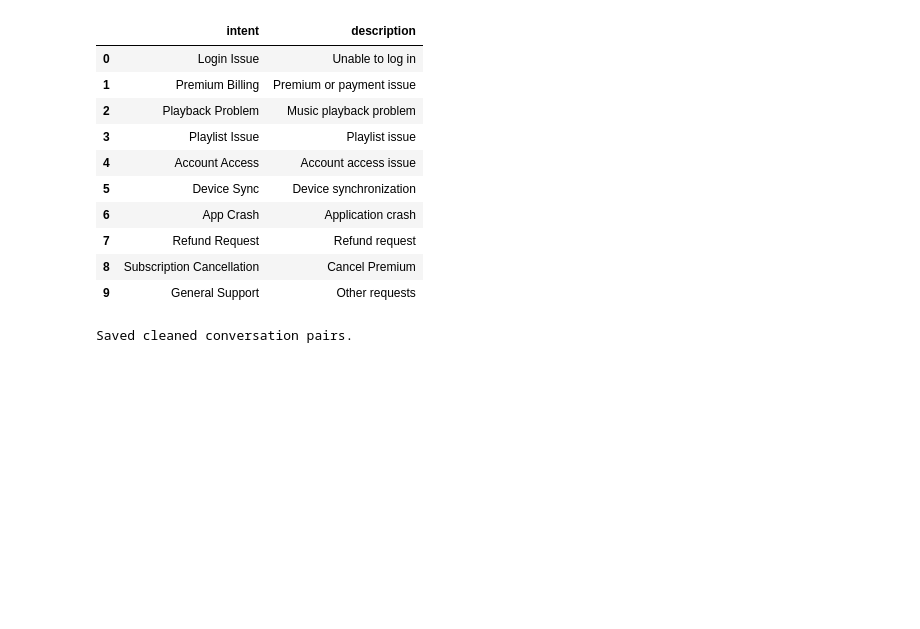
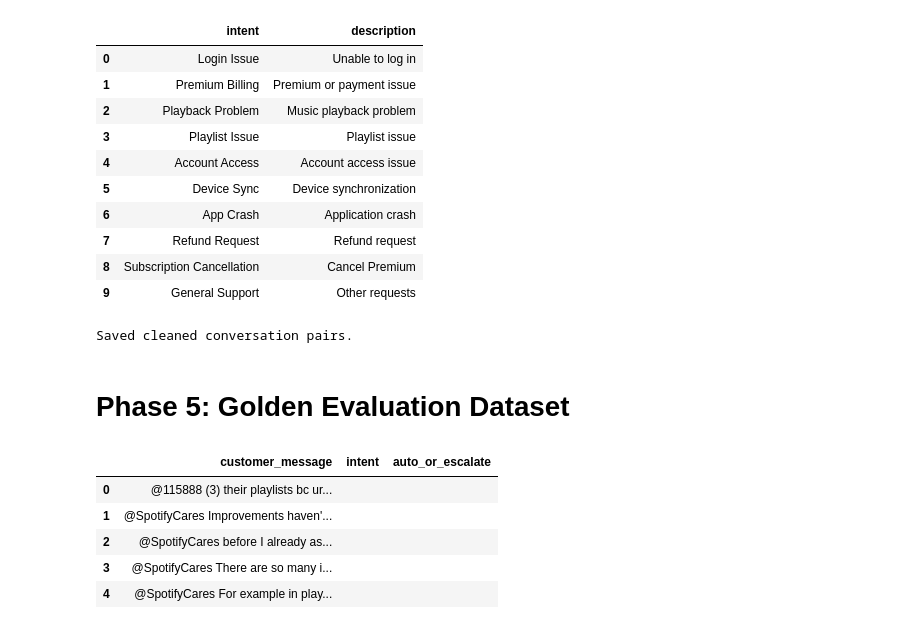
Before and after one commit to Rukshana-S/hiver-spotify-ai-support-agent, a Jupyter notebook: 01_spotify_data_preprocessing.ipynb, the cells around one changed output. Saved outputs shown, nothing was run; the diff lists cells and outputs as text; code cells hidden in the pictures; blank space fills up the shorter version.

```diff
--- a/01_spotify_data_preprocessing.ipynb
+++ b/01_spotify_data_preprocessing.ipynb
@@ -652,3 +652,24 @@ conversation_pairs.to_csv(
 print("Saved cleaned conversation pairs.")
 # %% [output]
 Saved cleaned conversation pairs.
+# %% [markdown]
+# Phase 5: Golden Evaluation Dataset
+# %%
+# Create a working copy
+golden = conversation_pairs.copy()
+
+# Keep only the columns we'll label
+golden = golden[["customer_message"]]
+
+# Empty columns for manual labeling
+golden["intent"] = ""
+golden["auto_or_escalate"] = ""
+
+golden.head()
+# %% [output]
+|  | customer_message | intent | auto_or_escalate |
+| 0 | @115888 (3) their playlists bc ur... |  |  |
+| 1 | @SpotifyCares Improvements haven'... |  |  |
+| 2 | @SpotifyCares before I already as... |  |  |
+| 3 | @SpotifyCares There are so many i... |  |  |
+| 4 | @SpotifyCares For example in play... |  |  |
```
Also changed, not shown: parts of 3 cells of this notebook.
